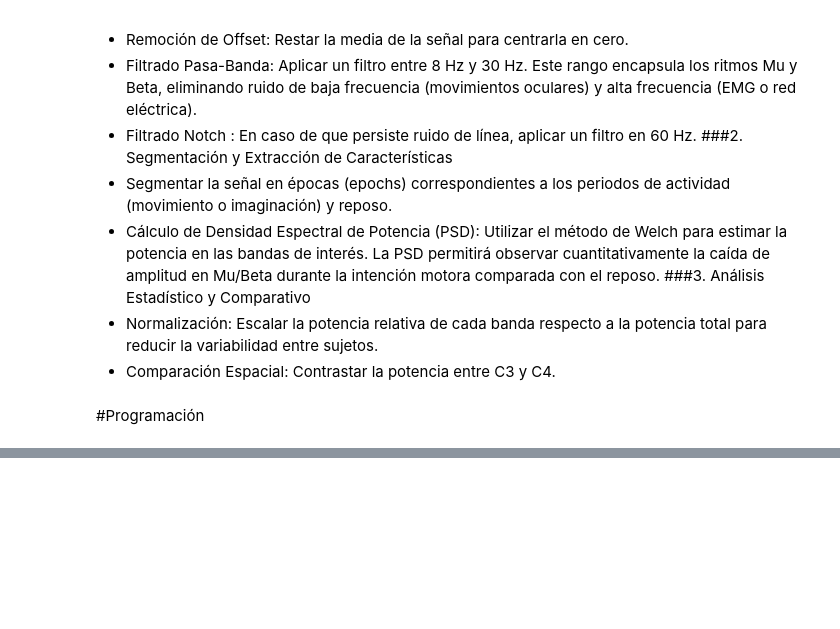
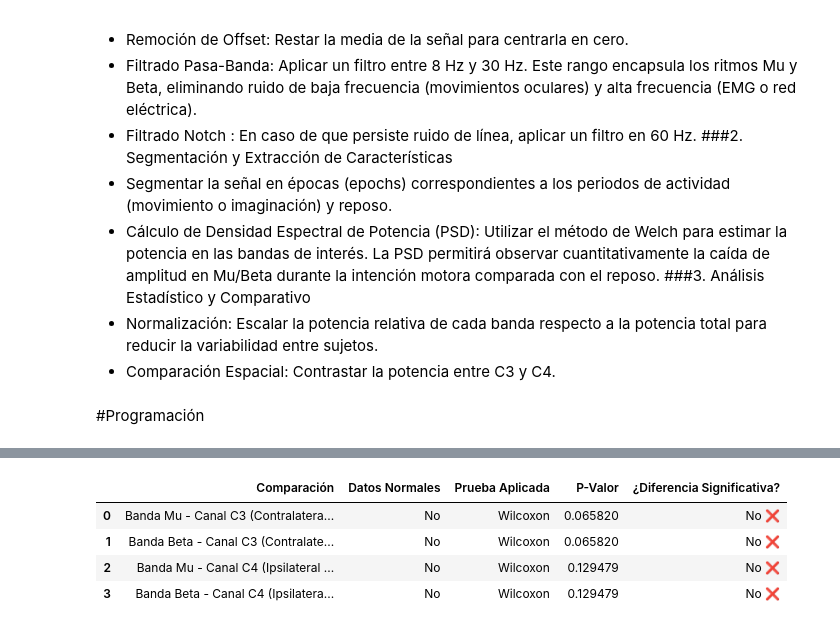
Before and after one commit to SebastianD2/Lab_Biosenales, a Jupyter notebook: Proyecto1.ipynb, the cells around one changed output, grey strips where cells are left out. Saved outputs shown, nothing was run; the diff lists cells and outputs as text; code cells hidden in the pictures; blank space fills up the shorter version.

```diff
--- a/Proyecto1.ipynb
+++ b/Proyecto1.ipynb
@@ -322,0 +456,69 @@ ANÁLISIS COMPLETADO
+# %%
+import pandas as pd
+from scipy import stats
+from IPython.display import display
+
+def analizar_hipotesis_2(df):
+    resultados_stats = []
+
+    # Pares a comparar basados en las columnas de tu df_comparativo
+    # (T2 es el estímulo de la mano derecha, por lo que C3 es el canal contralateral primario)
+    pares_a_comparar = [
+        ('Real_Mu_C3', 'Imag_Mu_C3', 'Banda Mu - Canal C3 (Contralateral - Principal)'),
+        ('Real_Beta_C3', 'Imag_Beta_C3', 'Banda Beta - Canal C3 (Contralateral)'),
+        ('Real_Mu_C4', 'Imag_Mu_C4', 'Banda Mu - Canal C4 (Ipsilateral - Control)'),
+        ('Real_Beta_C4', 'Imag_Beta_C4', 'Banda Beta - Canal C4 (Ipsilateral - Control)')
+    ]
+
+    print("="*75)
+    print("ANÁLISIS ESTADÍSTICO - HIPÓTESIS 2: MOVIMIENTO REAL VS IMAGINADO")
+    print("="*75)
+
+    for col_real, col_imag, descripcion in pares_a_comparar:
+        # 1. Calcular las diferencias entre movimiento real e imaginado
+        diferencias = df[col_real] - df[col_imag]
+
+        # 2. Prueba de Normalidad de las diferencias (Shapiro-Wilk)
+        _, p_sw = stats.shapiro(diferencias)
+        es_normal = p_sw > 0.05
+
+        # 3. Elegir y aplicar la prueba estadística pareada
+        if es_normal:
+            stat, p_valor = stats.ttest_rel(df[col_real], df[col_imag])
+            test_usado = "T-Student Pareada"
+        else:
+            # Wilcoxon para distribuciones no paramétricas
+            stat, p_valor = stats.wilcoxon(df[col_real], df[col_imag])
+            test_usado = "Wilcoxon"
+
+        # 4. Determinar si la diferencia es estadísticamente significativa (p < 0.05)
+        significativo = "Sí ✅" if p_valor < 0.05 else "No ❌"
+
+        # Guardar en la lista para nuestra tabla resumen
+        resultados_stats.append({
+            'Comparación': descripcion,
+            'Datos Normales': 'Sí' if es_normal else 'No',
+            'Prueba Aplicada': test_usado,
+            'P-Valor': p_valor,
+            '¿Diferencia Significativa?': significativo
+        })
+
+        # Imprimir el paso a paso en consola
+        print(f"\n🔹 {descripcion}")
+        print(f"   Test aplicado: {test_usado} (Normalidad p={p_sw:.3f})")
+        print(f"   P-Valor final: {p_valor:.6f} -> Significativo: {significativo}")
+
+    # Convertir los resultados en un DataFrame
+    df_estadistica = pd.DataFrame(resultados_stats)
+    return df_estadistica
+
+# =====================================================================
+# EJECUCIÓN DEL ANÁLISIS
+# Pasamos tu DataFrame 'df_comparativo' directamente a la función
+# =====================================================================
+
+df_analisis_final = analizar_hipotesis_2(df_comparativo)
+
+print("\n\n=== TABLA RESUMEN DE RESULTADOS ===")
+display(df_analisis_final)
+# %% [output]
@@ -322,0 +542,5 @@ ANÁLISIS COMPLETADO
+|  | Comparación | Datos Normales | Prueba Aplicada | P-Valor | ¿Diferencia Significativa? |
+| 0 | Banda Mu - Canal C3 (Contralatera... | No | Wilcoxon | 0.065820 | No ❌ |
+| 1 | Banda Beta - Canal C3 (Contralate... | No | Wilcoxon | 0.065820 | No ❌ |
+| 2 | Banda Mu - Canal C4 (Ipsilateral ... | No | Wilcoxon | 0.129479 | No ❌ |
+| 3 | Banda Beta - Canal C4 (Ipsilatera... | No | Wilcoxon | 0.129479 | No ❌ |
```
Also changed, not shown: parts of 6 cells of this notebook.
